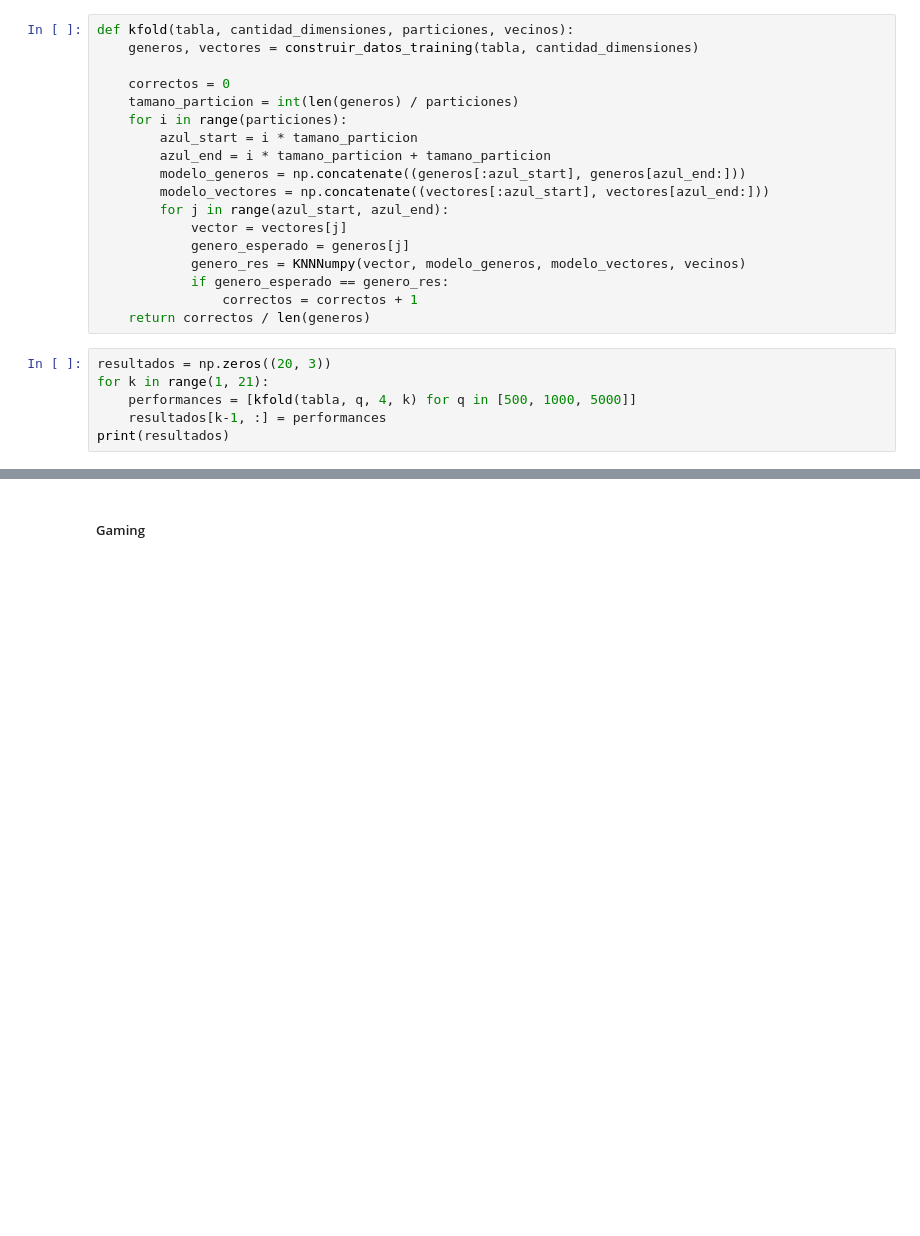
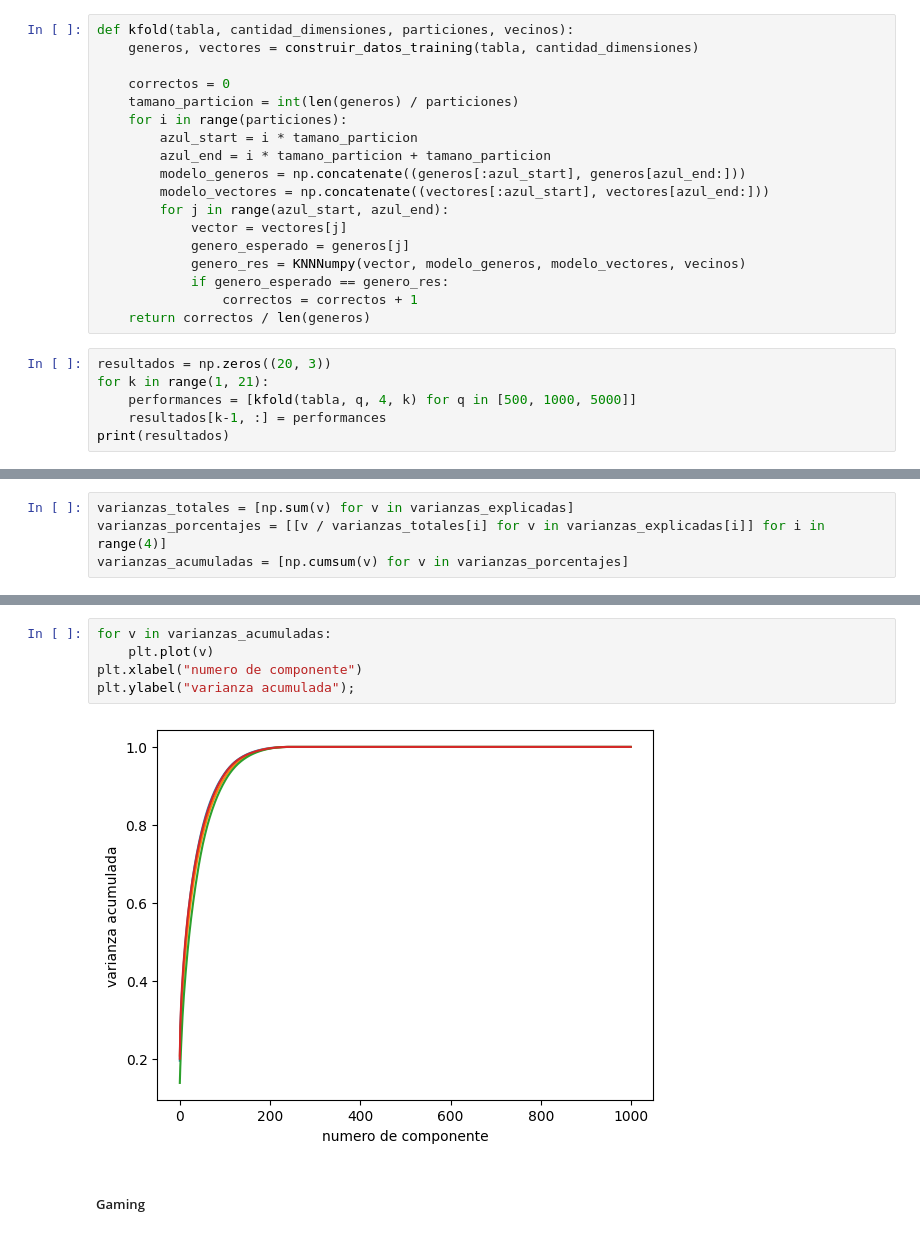
Before and after one commit to mamertowo/tp-mn-2, a Jupyter notebook: notebook.ipynb, the cells around one changed output, grey strips where cells are left out. Cells and saved outputs as stored; diff of their text form; blank space fills up the shorter version.

```diff
--- a/notebook.ipynb
+++ b/notebook.ipynb
@@ -366,0 +465,4 @@ print(resultados)
+# %%
+varianzas_totales = [np.sum(v) for v in varianzas_explicadas]
+varianzas_porcentajes = [[v / varianzas_totales[i] for v in varianzas_explicadas[i]] for i in range(4)]
+varianzas_acumuladas = [np.cumsum(v) for v in varianzas_porcentajes]
@@ -367,3 +477,10 @@ print(resultados)
+# %%
+for v in varianzas_acumuladas:
+    plt.plot(v)
+plt.xlabel("numero de componente")
+plt.ylabel("varianza acumulada");
+# %% [output]
+[figure, added]
 # %% [markdown]
 ##### Gaming
 # %%
```
Also changed, not shown: parts of 23 cells of this notebook.
